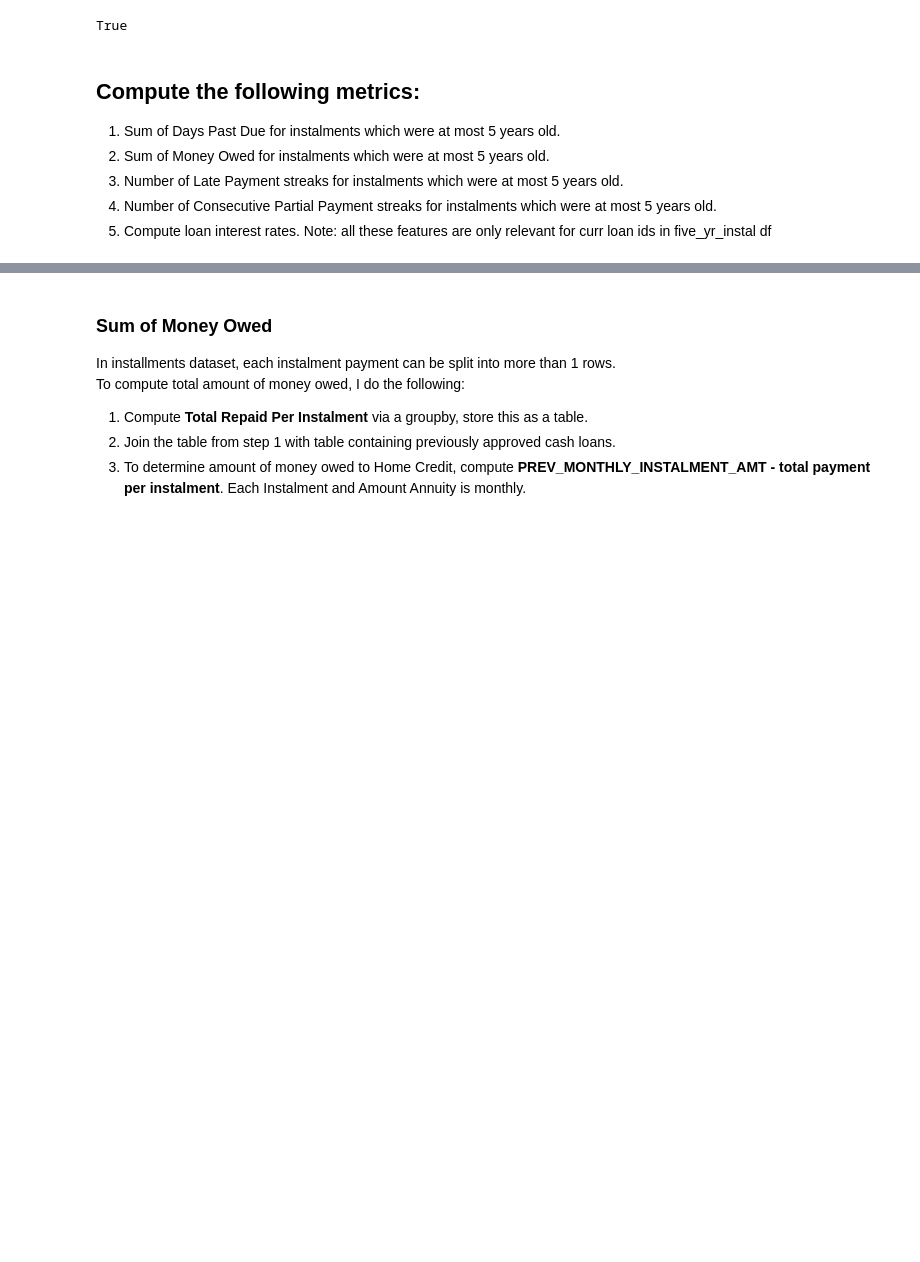
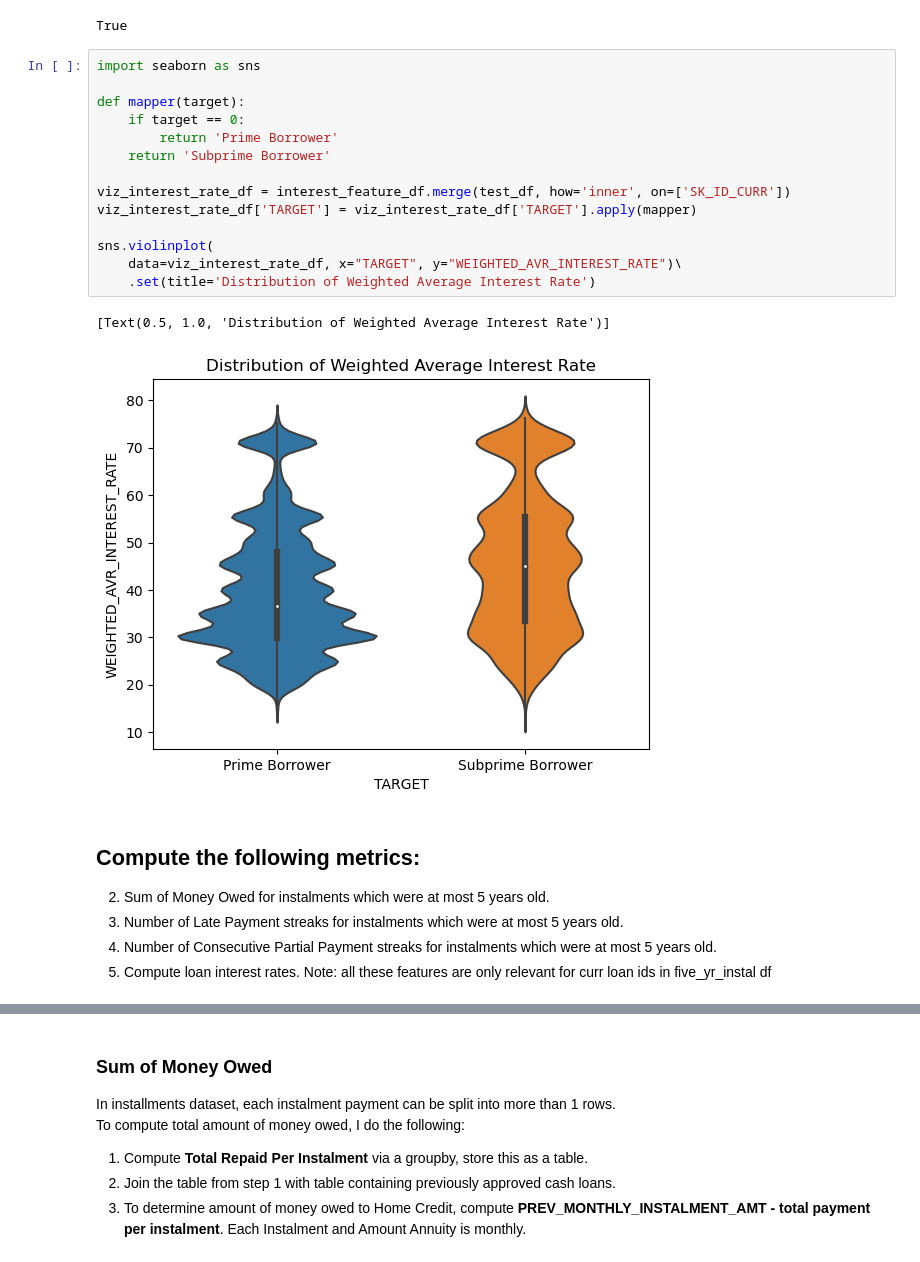
Before and after one commit to HoWeiChin/GA_Capstone, a Jupyter notebook: extracting-instalment-payment-features.ipynb, the cells around one changed output, grey strips where cells are left out. Drawn from its saved outputs; the diff is of its cells as text; blank space fills up the shorter version.

```diff
--- a/extracting-instalment-payment-features.ipynb
+++ b/extracting-instalment-payment-features.ipynb
@@ -103,9 +98,25 @@ interest_feature_df.head()
 len(interest_feature_df.SK_ID_CURR.unique()) == len(at_most_3_yr_df.SK_ID_CURR.unique()) #sanity check
 # %% [output]
 True
+# %%
+import seaborn as sns
+
+def mapper(target):
+    if target == 0:
+        return 'Prime Borrower'
+    return 'Subprime Borrower'
+
+viz_interest_rate_df = interest_feature_df.merge(test_df, how='inner', on=['SK_ID_CURR'])
+viz_interest_rate_df['TARGET'] = viz_interest_rate_df['TARGET'].apply(mapper)
+
+sns.violinplot(
+    data=viz_interest_rate_df, x="TARGET", y="WEIGHTED_AVR_INTEREST_RATE")\
+    .set(title='Distribution of Weighted Average Interest Rate')
+# %% [output]
+[Text(0.5, 1.0, 'Distribution of Weighted Average Interest Rate')]
+[figure, added]
 # %% [markdown]
 ## Compute the following metrics:
-1. Sum of Days Past Due for instalments which were at most 5 years old.
 2. Sum of Money Owed for instalments which were at most 5 years old.
 3. Number of Late Payment streaks for instalments which were at most 5 years old.
 4. Number of Consecutive Partial Payment streaks for instalments which were at most 5 years old.
```
Also changed, not shown: parts of 11 cells of this notebook.
